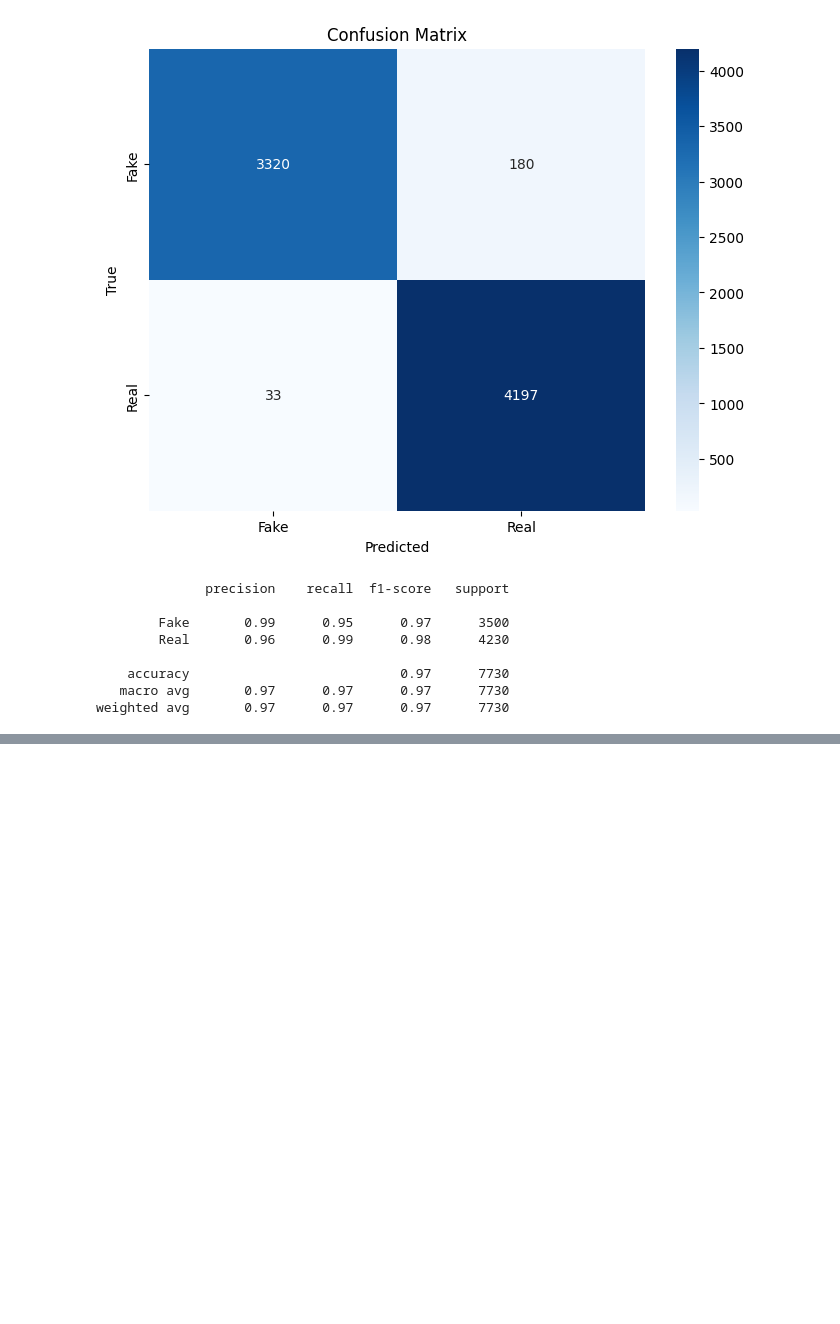
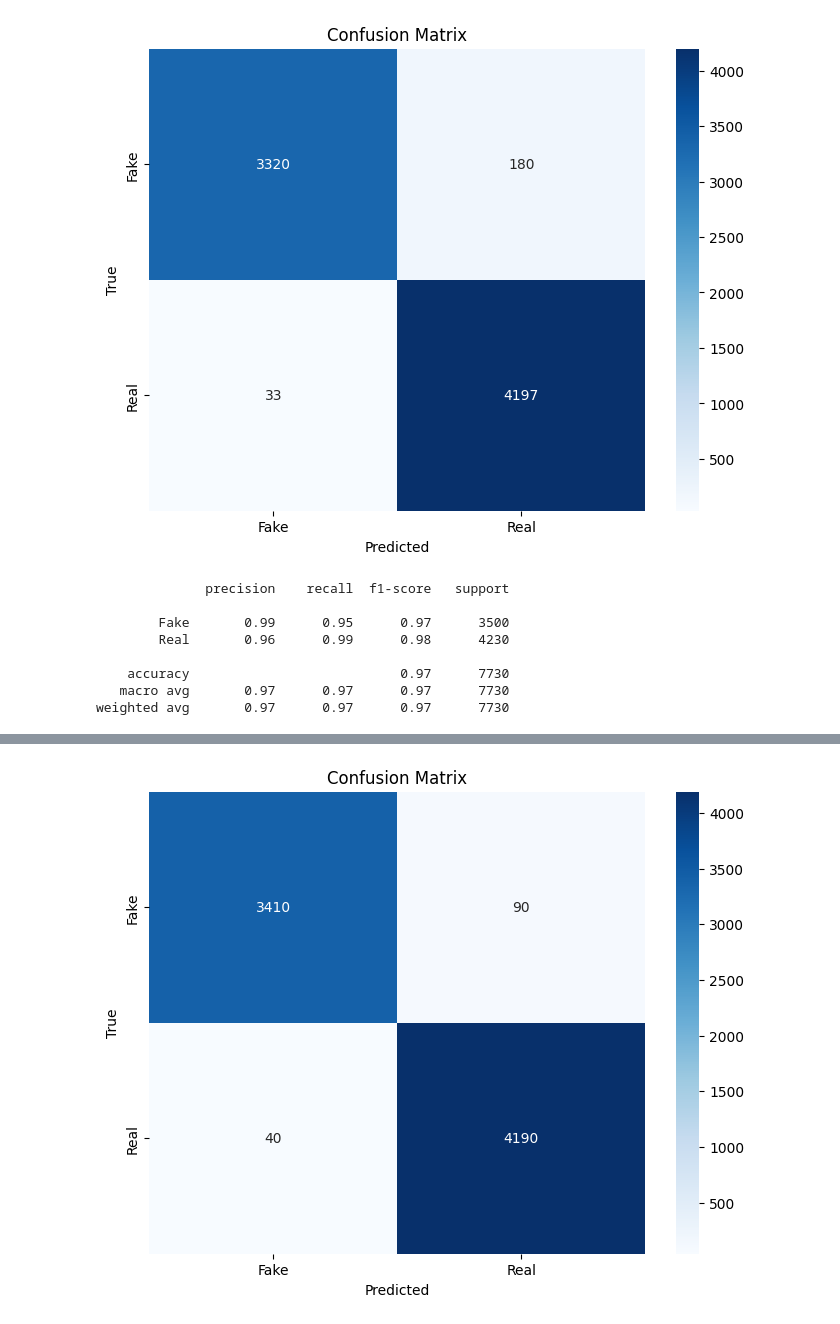
Before and after one commit to mariuzzzzzzz/news-classification, a Jupyter notebook: 3-model-training.ipynb, the cells around one changed output, grey strips where cells are left out. Saved outputs shown, nothing was run; the diff lists cells and outputs as text; code cells hidden in the pictures; blank space fills up the shorter version.

```diff
--- a/model-training.ipynb
+++ b/3-model-training.ipynb
@@ -418,0 +609,89 @@ Python Version: 3.12.1
+# %%
+import pandas as pd
+from sklearn.model_selection import train_test_split
+from sklearn.feature_extraction.text import TfidfVectorizer
+from sklearn.linear_model import LogisticRegression
+from sklearn.metrics import classification_report, confusion_matrix
+import nltk
+import re
+from nltk.corpus import stopwords
+from nltk.tokenize import word_tokenize
+from nltk.stem import WordNetLemmatizer
+import matplotlib.pyplot as plt
+import seaborn as sns
+import joblib
+
+# Load the data
+fake = pd.read_csv('./raw-data/raw-dataset-01/Fake.csv')
+true = pd.read_csv('./raw-data/raw-dataset-01/True.csv')
+
+# Give the fake news label 0
+fake['label'] = 0
+
+# Give the true news label 1
+true['label'] = 1
+
+# Drop unneeded columns
+fake.drop(columns=["title", "date", "subject"], inplace=True)
+true.drop(columns=["title", "date", "subject"], inplace=True)
+
+# Combine the datasets
+news = pd.concat([fake, true], ignore_index=True)
+
+# Check for cleaning data
+news.drop_duplicates(inplace=True)
+
+# Preprocess the text data
+nltk.download('wordnet')
+nltk.download('stopwords')
+nltk.download('punkt')
+
+def process_text(text):
+    text = re.sub(r'\s+', ' ', text, flags=re.I)
+    text = re.sub(r'\W', ' ', str(text))
+    text = re.sub(r'\s+[a-zA-Z]\s+', ' ', text)
+    text = re.sub(r'[^a-zA-Z\s]', '', text)
+    text = text.lower()
+    words = word_tokenize(text)
+    lemmatizer = WordNetLemmatizer()
+    words = [lemmatizer.lemmatize(word) for word in words]
+    stop_words = set(stopwords.words("english"))
+    words = [word for word in words if word not in stop_words]
+    words = [word for word in words if len(word) > 3]
+    return ' '.join(words)
+
+# Apply preprocessing
+news['cleaned_text'] = news['text'].apply(process_text)
+
+# Split the data
+X_train, X_test, y_train, y_test = train_test_split(news['cleaned_text'], news['label'], test_size=0.2, random_state=42)
+
+# Vectorize the text data
+vectorizer = TfidfVectorizer(max_features=5000)
+X_train_tfidf = vectorizer.fit_transform(X_train)
+X_test_tfidf = vectorizer.transform(X_test)
+
+# Train the Logistic Regression model
+model = LogisticRegression()
+model.fit(X_train_tfidf, y_train)
+
+# Save the model and vectorizer
+joblib.dump(model, './models/logistic_regression_model.pkl')
+joblib.dump(vectorizer, './models/tfidf_vectorizer.pkl')
+
+# Evaluate the model
+y_pred = model.predict(X_test_tfidf)
+
+# Confusion matrix
+conf_matrix = confusion_matrix(y_test, y_pred)
+plt.figure(figsize=(8, 6))
+sns.heatmap(conf_matrix, annot=True, fmt='d', cmap='Blues', xticklabels=['Fake', 'Real'], yticklabels=['Fake', 'Real'])
+plt.xlabel('Predicted')
+plt.ylabel('True')
+plt.title('Confusion Matrix')
+plt.show()
+
+# Classification report
+report = classification_report(y_test, y_pred, target_names=['Fake', 'Real'])
+print(report)
+# %% [output]
@@ -418,0 +707 @@ Python Version: 3.12.1
+[figure, added]
```
Also changed, not shown: parts of 9 cells of this notebook, 7 other files.
